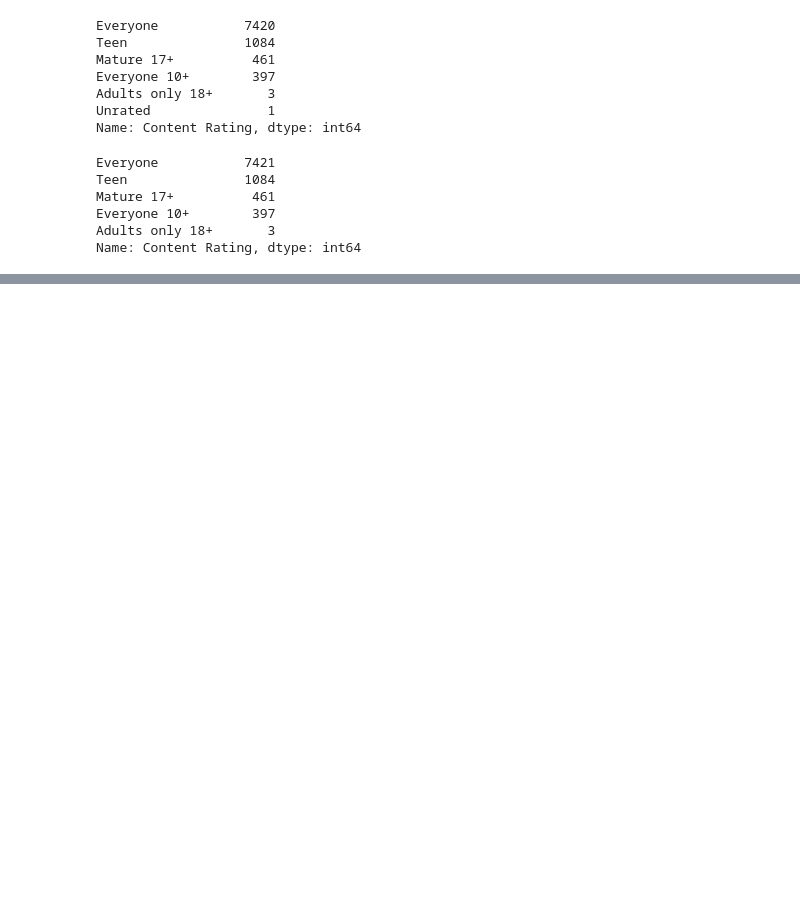
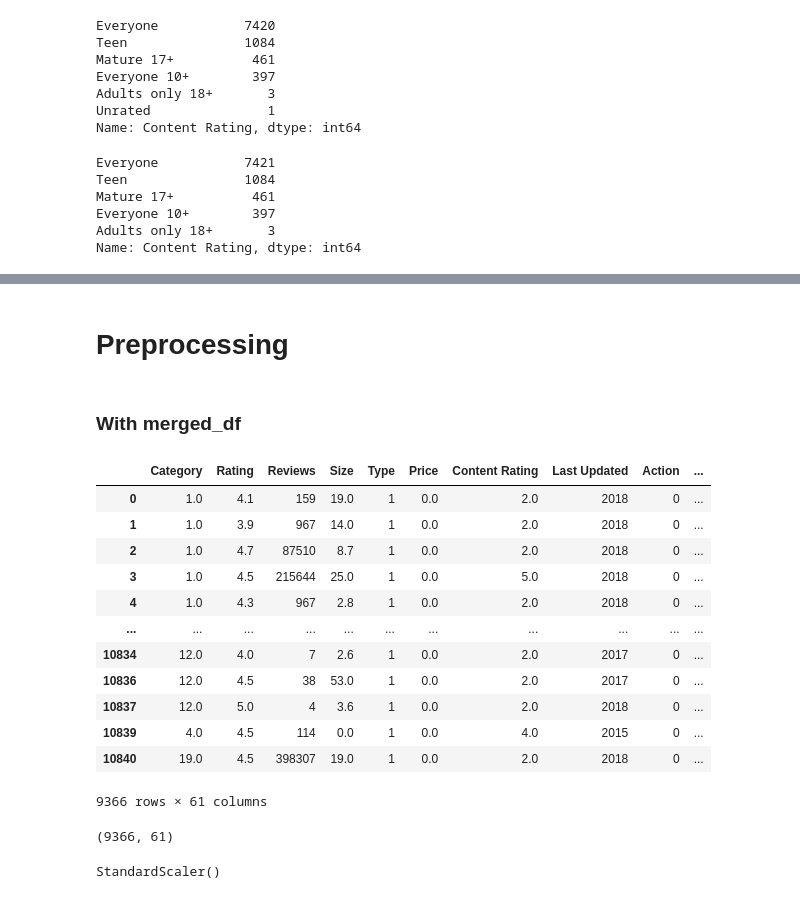
Before and after one commit to LYS312/TheAnalysts, a Jupyter notebook: TheAnalysts/TheAnalysts.ipynb, the cells around one changed output, grey strips where cells are left out. Drawn from its saved outputs; the diff is of its cells as text; code cells hidden in the pictures; blank space fills up the shorter version.

```diff
--- a/TheAnalysts/TheAnalysts.ipynb
+++ b/TheAnalysts/TheAnalysts.ipynb
@@ -598,0 +667,30 @@ Name: Content Rating, dtype: int64
+# %% [markdown]
+# Preprocessing
+# %% [markdown]
+### With merged_df
+# %%
+merged_df=merged_df.drop(columns=['Genres', 'App', 'Installs','Current Ver', 'Android Ver'])
+merged_df
+# %% [output]
+|  | Category | Rating | Reviews | Size | Type | Price | Content Rating | Last Updated | Action | ... |
+| 0 | 1.0 | 4.1 | 159 | 19.0 | 1 | 0.0 | 2.0 | 2018 | 0 | ... |
+| 1 | 1.0 | 3.9 | 967 | 14.0 | 1 | 0.0 | 2.0 | 2018 | 0 | ... |
+| 2 | 1.0 | 4.7 | 87510 | 8.7 | 1 | 0.0 | 2.0 | 2018 | 0 | ... |
+| 3 | 1.0 | 4.5 | 215644 | 25.0 | 1 | 0.0 | 5.0 | 2018 | 0 | ... |
+| 4 | 1.0 | 4.3 | 967 | 2.8 | 1 | 0.0 | 2.0 | 2018 | 0 | ... |
+| ... | ... | ... | ... | ... | ... | ... | ... | ... | ... | ... |
+| 10834 | 12.0 | 4.0 | 7 | 2.6 | 1 | 0.0 | 2.0 | 2017 | 0 | ... |
+| 10836 | 12.0 | 4.5 | 38 | 53.0 | 1 | 0.0 | 2.0 | 2017 | 0 | ... |
+| 10837 | 12.0 | 5.0 | 4 | 3.6 | 1 | 0.0 | 2.0 | 2018 | 0 | ... |
+| 10839 | 4.0 | 4.5 | 114 | 0.0 | 1 | 0.0 | 4.0 | 2015 | 0 | ... |
+| 10840 | 19.0 | 4.5 | 398307 | 19.0 | 1 | 0.0 | 2.0 | 2018 | 0 | ... |
+9366 rows × 61 columns
+# %%
+merged_df.shape
+# %% [output]
+(9366, 61)
+# %%
+scalar=StandardScaler()
+scalar.fit(merged_df)
+# %% [output]
+StandardScaler()
```
Also changed, not shown: parts of 29 cells of this notebook.
